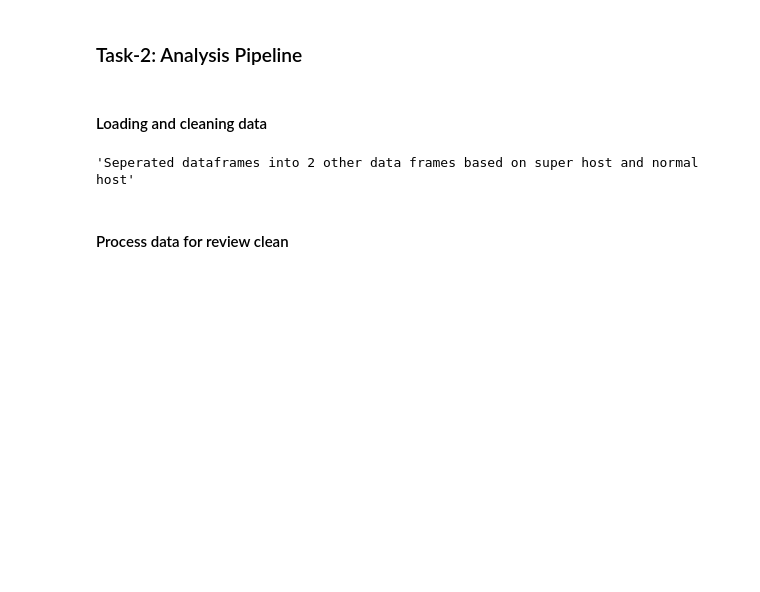
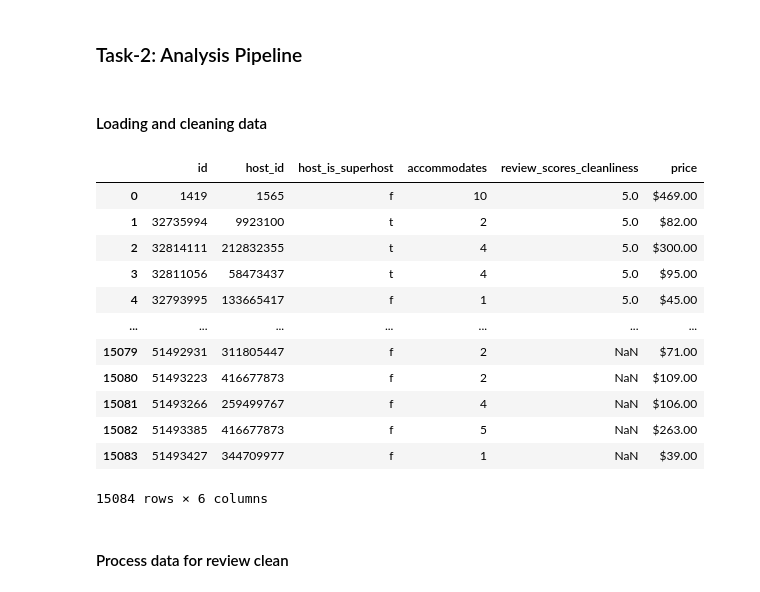
Before and after one commit to data301-2021-winter1/project-group11-project, a Jupyter notebook: notebooks/analysis1.ipynb, the cells around one changed output. Cells and saved outputs as stored; diff of their text form; code cells hidden in the pictures; blank space fills up the shorter version.

```diff
--- a/notebooks/analysis1.ipynb
+++ b/notebooks/analysis1.ipynb
@@ -209,11 +209,24 @@ memory usage: 825.0+ KB
 # %%
 df = pd.read_csv ("../data/raw/listings.csv")
 df1 = df[['id', 'host_id', 'host_is_superhost', 'accommodates', 'review_scores_cleanliness', 'price'   ]].sort_values("review_scores_cleanliness",ascending=False, ignore_index=True)
 
 
 "Seperated dataframes into 2 other data frames based on super host and normal host"
+df1
 # %% [output]
+|  | id | host_id | host_is_superhost | accommodates | review_scores_cleanliness | price |
+| 0 | 1419 | 1565 | f | 10 | 5.0 | $469.00 |
+| 1 | 32735994 | 9923100 | t | 2 | 5.0 | $82.00 |
+| 2 | 32814111 | 212832355 | t | 4 | 5.0 | $300.00 |
+| 3 | 32811056 | 58473437 | t | 4 | 5.0 | $95.00 |
+| 4 | 32793995 | 133665417 | f | 1 | 5.0 | $45.00 |
+| ... | ... | ... | ... | ... | ... | ... |
+| 15079 | 51492931 | 311805447 | f | 2 | NaN | $71.00 |
+| 15080 | 51493223 | 416677873 | f | 2 | NaN | $109.00 |
+| 15081 | 51493266 | 259499767 | f | 4 | NaN | $106.00 |
+| 15082 | 51493385 | 416677873 | f | 5 | NaN | $263.00 |
+| 15083 | 51493427 | 344709977 | f | 1 | NaN | $39.00 |
-'Seperated dataframes into 2 other data frames based on super host and normal host'
+15084 rows × 6 columns
 # %% [markdown]
 #### Process data for review clean
 # %%
```
Also changed, not shown: parts of 11 cells of this notebook, 1 other file.
